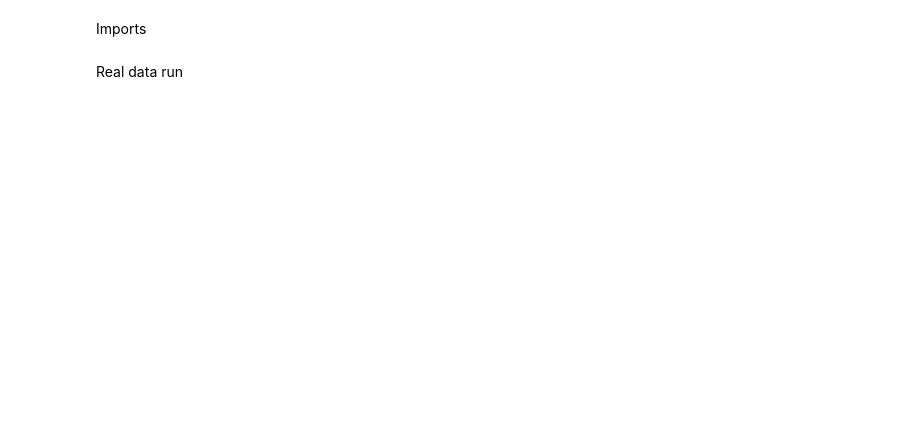
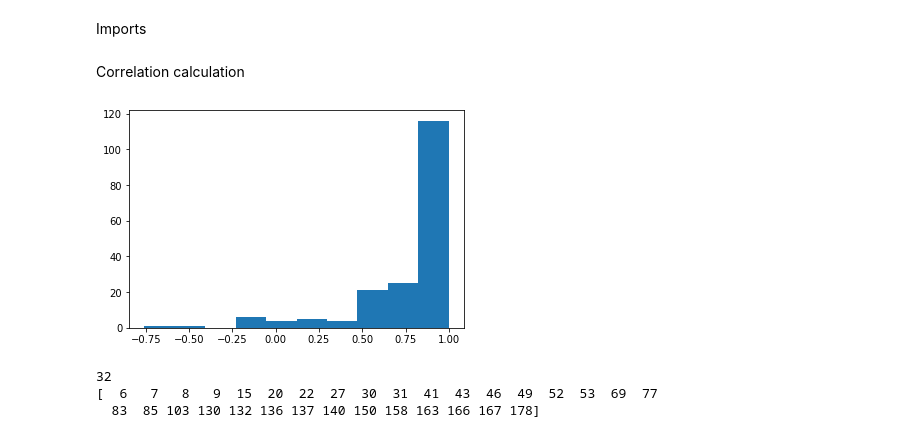
Before and after one commit to oskrivon/levelAnalyser, a Jupyter notebook: resistance_level_detector.ipynb, the cells around one changed output. Drawn from its saved outputs; the diff is of its cells as text; code cells hidden in the pictures; blank space fills up the shorter version.

Commit message:
add correlation calculation

```diff
--- a/resistance_level_detector.ipynb
+++ b/resistance_level_detector.ipynb
@@ -181,5 +181,5 @@ def resistance_search(quotation, df_path):
 
     # plot create
     return plot_create(t, p, quotation, resistance_levels, cluster_numbers, threshold, diff_percent)
-# %% [markdown]
-Real data run
+# %% [markdown]
+Correlation calculation
@@ -185,0 +207,54 @@ Real data run
+# %%
+import os
+
+dirname = 'market_history/'
+files = os.listdir(dirname)
+
+correlation_file = open('correlation.txt', 'w')
+correlation_array = np.array([])
+
+for f in files:
+    df_raw = pd.read_csv('market_history/' + f)
+
+    # open datasets and create dataframe
+    df = dataframe_create(df=df_raw,
+                            drop=['symbol', 'tickDirection', 'trdMatchID',
+                                'side', 'grossValue', 'homeNotional',
+                                'foreignNotional'
+                                ],
+                            timestamp = 's'
+                            )
+
+    # gpouping data to tameframe
+    minutly_price = grouping_by_time(df)
+
+    new_prices = minutly_price[(minutly_price.index > '2022-07-23 00:10:00') &
+                                (minutly_price.index < '2022-07-25 23:00:00')]
+
+    # from dataframe to numpy array
+    p = np.array(new_prices['High'])
+    t = np.array(new_prices.index)
+    try:
+        correlation = np.corrcoef(p_btc, p)[0,1]
+        correlation_file.write(f.split('.')[0] + ':' + str(correlation) + '\n')
+        correlation_array = np.append(correlation_array, correlation)
+        #print(f.split('.')[0], ':', np.corrcoef(p_btc, p)[0,1])
+    except ValueError:
+        correlation_file.write(f.split('.')[0] + ':' + 'ValueError' + str(len(p_btc)) + ' vs ' + str(len(p)) + '\n')
+        #print(f.split('.')[0], ':', 'ValueError')
+
+correlation_file.close()
+# %%
+#print(correlation_array)
+plt.hist(correlation_array)
+plt.show()
+# %% [output]
+[figure, added]
+# %%
+no_corr = np.where(correlation_array < 0.6)
+print(len(no_corr[0]))
+print(no_corr[0])
+# %% [output]
+32
+[  6   7   8   9  15  20  22  27  30  31  41  43  46  49  52  53  69  77
+  83  85 103 130 132 136 137 140 150 158 163 166 167 178]
```
Also changed, not shown: parts of 1 cell of this notebook, 3 other files.
